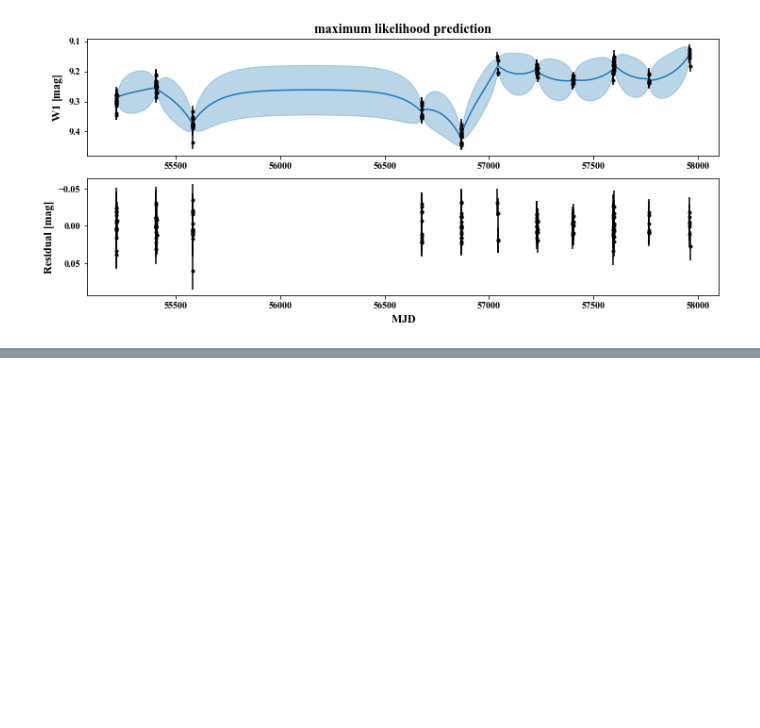
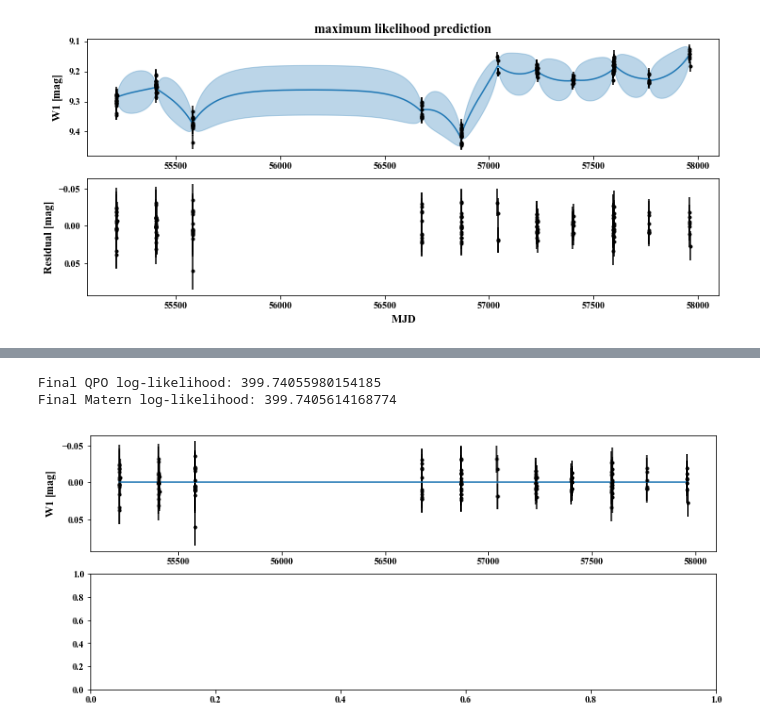
Before and after one commit to tzdwi/GaiaSprintMassive, a Jupyter notebook: code/gaussian_process.ipynb, the cells around one changed output, grey strips where cells are left out. Cells and saved outputs as stored; diff of their text form; code cells hidden in the pictures; blank space fills up the shorter version.

Commit message:
trying to get summary statistics of lightcurves. A few promising leads here. ACFs, summary statistics etc.

```diff
--- a/code/gaussian_process.ipynb
+++ b/code/gaussian_process.ipynb
@@ -68,9 +10,11 @@ def get_lightcurve(name, clean=True):
+# %%
+unique_names = parse_source_names('test_data/')
 # %%
 #Try accessing and concatenating lightcurves
 for name in unique_names[:1]:
     print(name)
 
-    df = get_lightcurve(name)
+    df = get_lightcurve(name, 'test_data/')
 
     plt.errorbar(df['mjd'], df['w1mpro'], yerr=df['w1sigmpro'],
                  marker='o', linestyle='none', alpha=0.25)
@@ -165,3 +164,42 @@ ax[0].set_title("maximum likelihood prediction");
+# %%
+#Fit for the maximum likelihood parameters of both
+
+QPO_initial_params = QPO_gp.get_parameter_vector()
+QPO_bounds = QPO_gp.get_parameter_bounds()
+
+Matern_initial_params = Matern_gp.get_parameter_vector()
+Matern_bounds = Matern_gp.get_parameter_bounds()
+
+#The solver needs autograd.numpy for reasons?
+import autograd.numpy as np
+QPO_soln = minimize(neg_log_like, QPO_initial_params, jac=grad_neg_log_like,
+                method="L-BFGS-B", bounds=QPO_bounds, args=(resid_W1, QPO_gp))
+Matern_soln = minimize(neg_log_like, Matern_initial_params, jac=grad_neg_log_like,
+                method="L-BFGS-B", bounds=Matern_bounds, args=(resid_W1, Matern_gp))
+import numpy as np
+
+#How'd we do?
+QPO_gp.set_parameter_vector(QPO_soln.x)
+Matern_gp.set_parameter_vector(Matern_soln.x)
+print("Final QPO log-likelihood: {0}".format(-QPO_soln.fun))
+print("Final Matern log-likelihood: {0}".format(-Matern_soln.fun))
+# %% [output]
+Final QPO log-likelihood: 399.74055980154185
+Final Matern log-likelihood: 399.7405614168774
+# %%
+# Plot the data, and the residuals
+QPO_mu, QPO_var = QPO_gp.predict(resid_W1, t, return_var=True)
+QPO_std = np.sqrt(QPO_var)
+
+color = "C0"
+fig,ax = plt.subplots(2, figsize = (12,5))
+ax[0].errorbar(mjd, resid_W1, yerr=resid_W1err, fmt=".k", capsize=0)
+ax[0].plot(t, QPO_mu, color=color)
+ax[0].fill_between(t, QPO_mu+QPO_std, QPO_mu-QPO_std, color=color, alpha=0.3, edgecolor="none")
+ax[0].set_ylabel(r"$W1$ [mag]")
+ax[0].invert_yaxis()
+# %% [output]
+[figure, added]
 # %%
 # Zooming in on individual visits:
 dt_tol = 100
```
Also changed, not shown: parts of 25 cells of this notebook, 9 other files.
